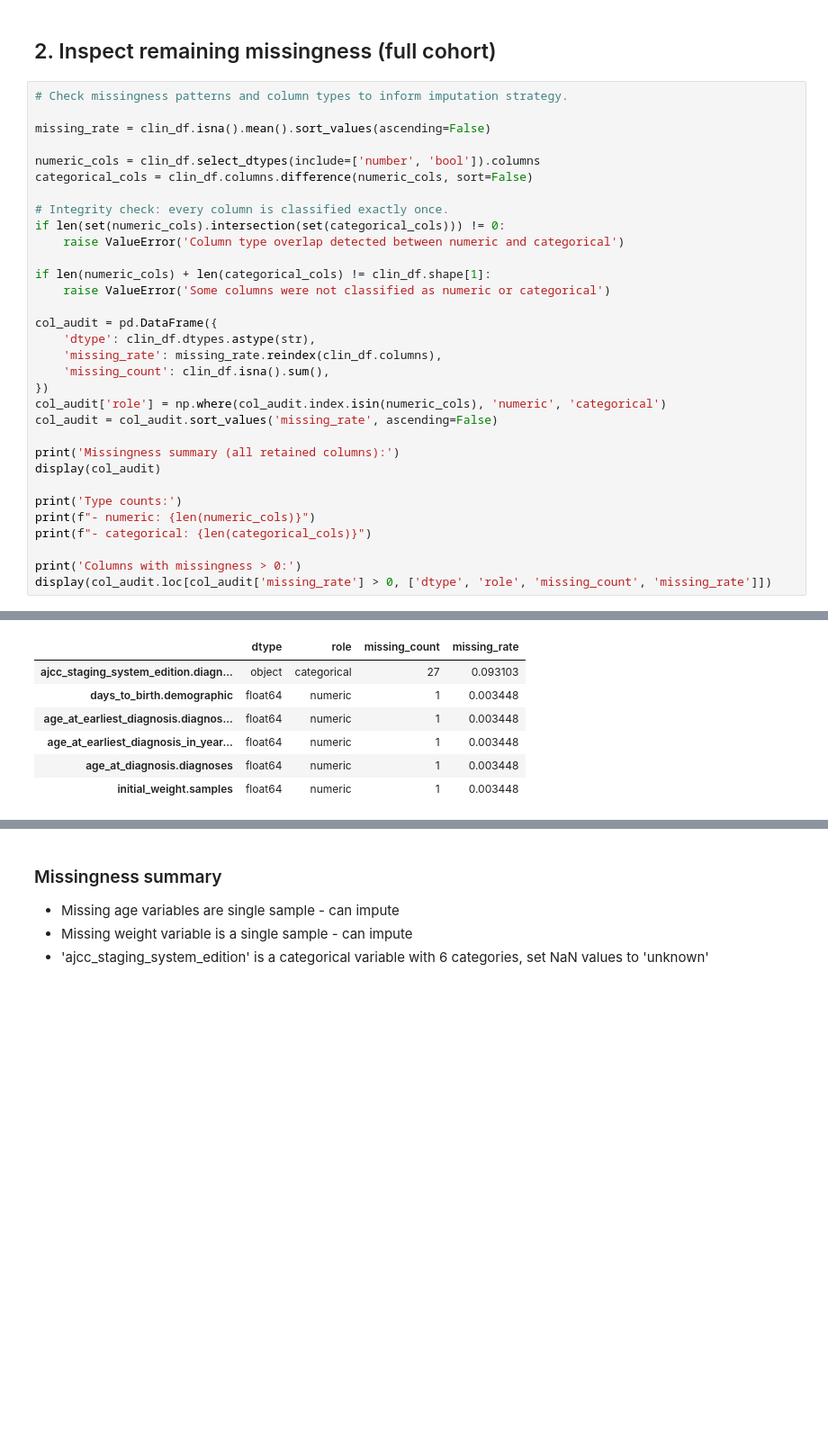
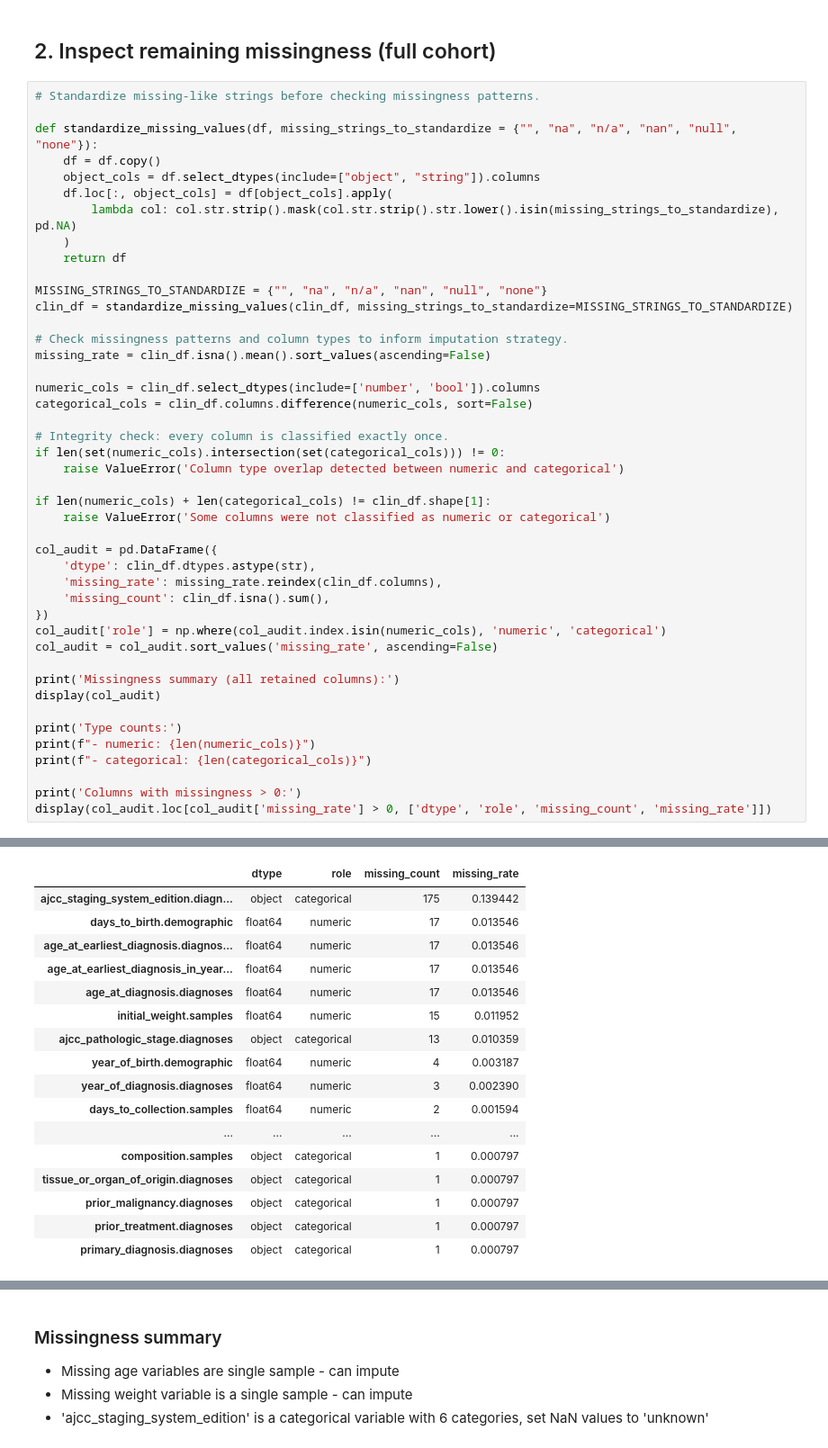
Before and after one commit to dpolioudakis/tcga-multimodal-survival, a Jupyter notebook: notebooks/03_clinical_preprocess.ipynb, the cells around one changed output, grey strips where cells are left out. Shown at 90% size. Drawn from its saved outputs; the diff is of its cells as text; blank space fills up the shorter version.

```diff
--- a/notebooks/03_clinical_preprocess.ipynb
+++ b/notebooks/03_clinical_preprocess.ipynb
@@ -93,8 +102,20 @@ Rows: 290 | Columns: 54
 # %% [markdown]
 ## 2. Inspect remaining missingness (full cohort)
 # %%
+# Standardize missing-like strings before checking missingness patterns.
+
+def standardize_missing_values(df, missing_strings_to_standardize = {"", "na", "n/a", "nan", "null", "none"}):
+    df = df.copy()
+    object_cols = df.select_dtypes(include=["object", "string"]).columns
+    df.loc[:, object_cols] = df[object_cols].apply(
+        lambda col: col.str.strip().mask(col.str.strip().str.lower().isin(missing_strings_to_standardize), pd.NA)
+    )
+    return df
+
+MISSING_STRINGS_TO_STANDARDIZE = {"", "na", "n/a", "nan", "null", "none"}
+clin_df = standardize_missing_values(clin_df, missing_strings_to_standardize=MISSING_STRINGS_TO_STANDARDIZE)
+
 # Check missingness patterns and column types to inform imputation strategy.
-
 missing_rate = clin_df.isna().mean().sort_values(ascending=False)
 
 numeric_cols = clin_df.select_dtypes(include=['number', 'bool']).columns
@@ -140,20 +161,30 @@ Missingness summary (all retained columns):
 | ... | ... | ... | ... | ... |
 | preservation_method.samples | object | 0.000000 | 0 | categorical |
 | oct_embedded.samples | bool | 0.000000 | 0 | numeric |
 | specimen_type.samples | object | 0.000000 | 0 | categorical |
 | is_ffpe.samples | bool | 0.000000 | 0 | numeric |
 | tissue_type.samples | object | 0.000000 | 0 | categorical |
 Type counts:
 - numeric: 11
 - categorical: 43
 Columns with missingness > 0:
 |  | dtype | role | missing_count | missing_rate |
-| ajcc_staging_system_edition.diagn... | object | categorical | 27 | 0.093103 |
-| days_to_birth.demographic | float64 | numeric | 1 | 0.003448 |
-| age_at_earliest_diagnosis.diagnos... | float64 | numeric | 1 | 0.003448 |
-| age_at_earliest_diagnosis_in_year... | float64 | numeric | 1 | 0.003448 |
-| age_at_diagnosis.diagnoses | float64 | numeric | 1 | 0.003448 |
-| initial_weight.samples | float64 | numeric | 1 | 0.003448 |
+| ajcc_staging_system_edition.diagn... | object | categorical | 175 | 0.139442 |
+| days_to_birth.demographic | float64 | numeric | 17 | 0.013546 |
+| age_at_earliest_diagnosis.diagnos... | float64 | numeric | 17 | 0.013546 |
+| age_at_earliest_diagnosis_in_year... | float64 | numeric | 17 | 0.013546 |
+| age_at_diagnosis.diagnoses | float64 | numeric | 17 | 0.013546 |
+| initial_weight.samples | float64 | numeric | 15 | 0.011952 |
+| ajcc_pathologic_stage.diagnoses | object | categorical | 13 | 0.010359 |
+| year_of_birth.demographic | float64 | numeric | 4 | 0.003187 |
+| year_of_diagnosis.diagnoses | float64 | numeric | 3 | 0.002390 |
+| days_to_collection.samples | float64 | numeric | 2 | 0.001594 |
+| ... | ... | ... | ... | ... |
+| composition.samples | object | categorical | 1 | 0.000797 |
+| tissue_or_organ_of_origin.diagnoses | object | categorical | 1 | 0.000797 |
+| prior_malignancy.diagnoses | object | categorical | 1 | 0.000797 |
+| prior_treatment.diagnoses | object | categorical | 1 | 0.000797 |
+| primary_diagnosis.diagnoses | object | categorical | 1 | 0.000797 |
 # %%
 # Check all rows that have at least one missing value
 rows_with_missing = clin_df[clin_df.isna().any(axis=1)]
```
Also changed, not shown: parts of 25 cells of this notebook, 4 other files.
